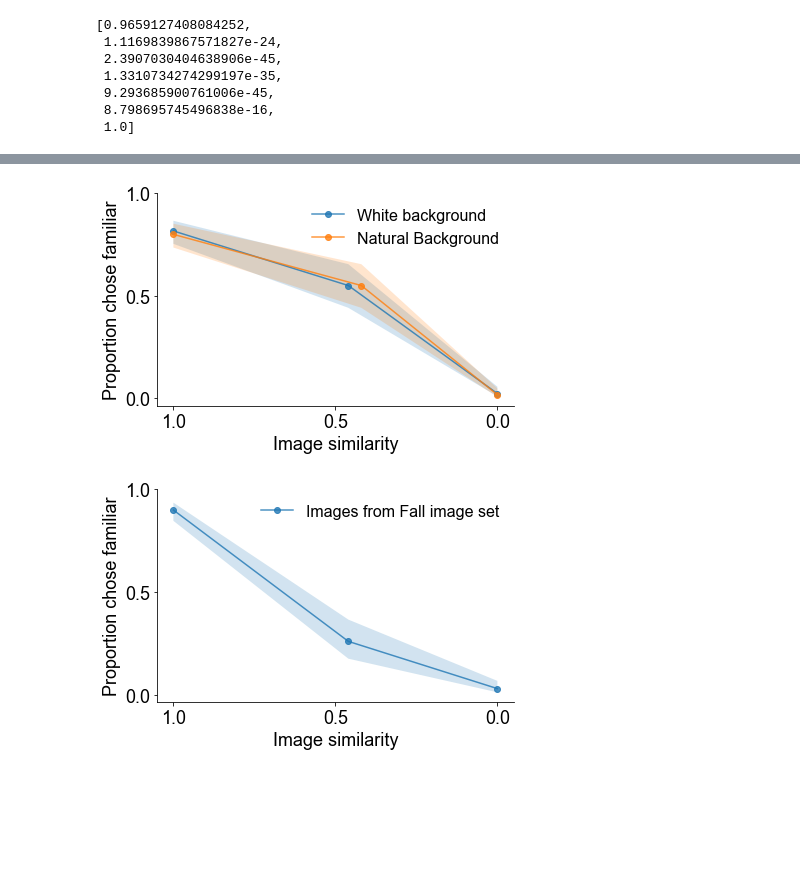
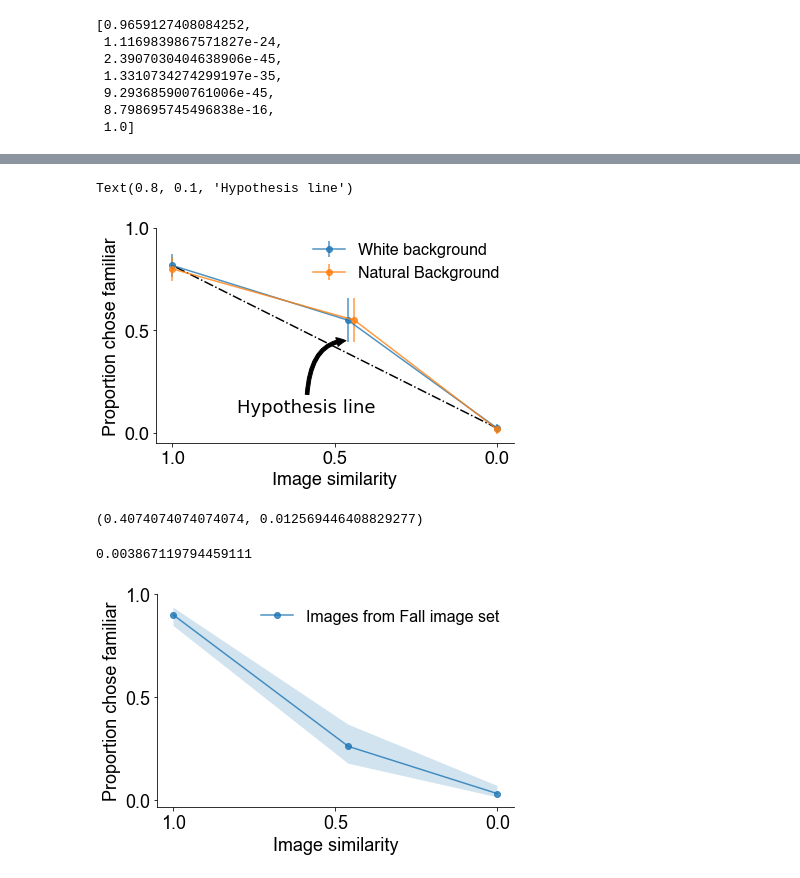
Before and after one commit to SimonBohn/QNC_2021, a Jupyter notebook: Data Vis Presentation.ipynb, the cells around one changed output, grey strips where cells are left out. Saved outputs shown, nothing was run; the diff lists cells and outputs as text; code cells hidden in the pictures; blank space fills up the shorter version.

Commit message:
Added statistical several statistical tests

```diff
--- a/Data Vis Presentation.ipynb
+++ b/Data Vis Presentation.ipynb
@@ -127,32 +151,61 @@ pvalues_fall
 # %%
 wbx_x = np.array([0,.46,1])
-wbx_x_jittered = np.array([0,.42,1])
+wbx_x_jittered = np.array([0,.44,1])
 
 nb_nb_success = np.array([4,44,147])
 nb_wb_success = np.array([3,44,144])
 
+
 nb_total_trials = np.array([180,80,180])
+wb_total_perf = nb_nb_success/nb_total_trials
 
 nb_nb_CIs = aps.binom_conf_interval(nb_nb_success,nb_total_trials,.95,'wilson')
 nb_wb_CIs = aps.binom_conf_interval(nb_wb_success,nb_total_trials,.95,'wilson')
 
 ax2 = plt.subplot(111)
-ax2.plot(wbx_x,nb_nb_success/nb_total_trials,marker='o',alpha=.8)
-ax2.plot(wbx_x_jittered,nb_wb_success/nb_total_trials,marker='o',alpha=.8)
-plt.fill_between(wbx_x,nb_nb_CIs[0],nb_nb_CIs[1],alpha=.2)
-plt.fill_between(wbx_x_jittered,nb_wb_CIs[0],nb_wb_CIs[1],alpha=.2)
+ax2.errorbar(wbx_x,nb_nb_success/nb_total_trials,(nb_nb_CIs[0]-nb_nb_CIs[1])/2,marker='o',alpha=.8)
+ax2.errorbar(wbx_x_jittered,nb_wb_success/nb_total_trials,(nb_wb_CIs[0]-nb_wb_CIs[1])/2,marker='o',alpha=.8)
+ax2.plot([wbx_x[0],wbx_x[2]],[wb_total_perf[0],wb_total_perf[2]],linestyle='-.',color='k',label='_nolegend_')
+
+#plt.fill_between(wbx_x,nb_nb_CIs[0],nb_nb_CIs[1],alpha=.2)
+#plt.fill_between(wbx_x_jittered,nb_wb_CIs[0],nb_wb_CIs[1],alpha=.2)
 plt.legend(['White background','Natural Background'],prop=font,frameon=False)
 plt.gca().invert_xaxis()
 plt.xlabel("Image similarity",**hfont,size=18)
 plt.ylabel("Proportion chose familiar",**hfont,size=18)
 plt.xticks([1,.5,0],**hfont,size=18)
 plt.yticks([0,.5,1],**hfont,size=18)
 ax2.spines['right'].set_visible(False)
 ax2.spines['top'].set_visible(False)
 plt.tight_layout()
 plt.savefig('results_plot.pdf')
+
+ax2.annotate("Hypothesis line",
+                  xy=(0.46, 0.45), xycoords='data',
+                  fontsize=18,
+                  xytext=(.8, 0.1), textcoords='data',
+                  arrowprops=dict(arrowstyle="simple",
+                                  connectionstyle="angle3",
+                                  facecolor='k'),
+                  )
 # %% [output]
+Text(0.8, 0.1, 'Hypothesis line')
-[figure, old version]
+[figure, new version]
+# %%
+#Fisher's exact test for if WN And NB are significantly different. The mean's aren't even different lol but for completelness sake should be done
+
+#Make contingency table where columns are WB and NB, rows are "success" and "miss"
+cont_table = [[44,44],[36,36]]
+#Fisher exact test for if...these two identical quantities...are different lol
+stats.fisher_exact(cont_table,'two-sided')
+# %% [output]
+(0.4074074074074074, 0.012569446408829277)
+# %%
+#Are the lure pairs significantly different from the linear hypothesis?
+wbs_null_test = (stats.binom_test(44,80,make_prediction(wb_total_perf[2],wb_total_perf[0],.46)))
+wbs_null_test
+# %% [output]
+0.003867119794459111
 # %%
 wbx_x = np.array([0,.46,1])
 wbx_x_jittered = np.array([0,.42,1])
```
Also changed, not shown: parts of 1 cell of this notebook, 1 other file.
